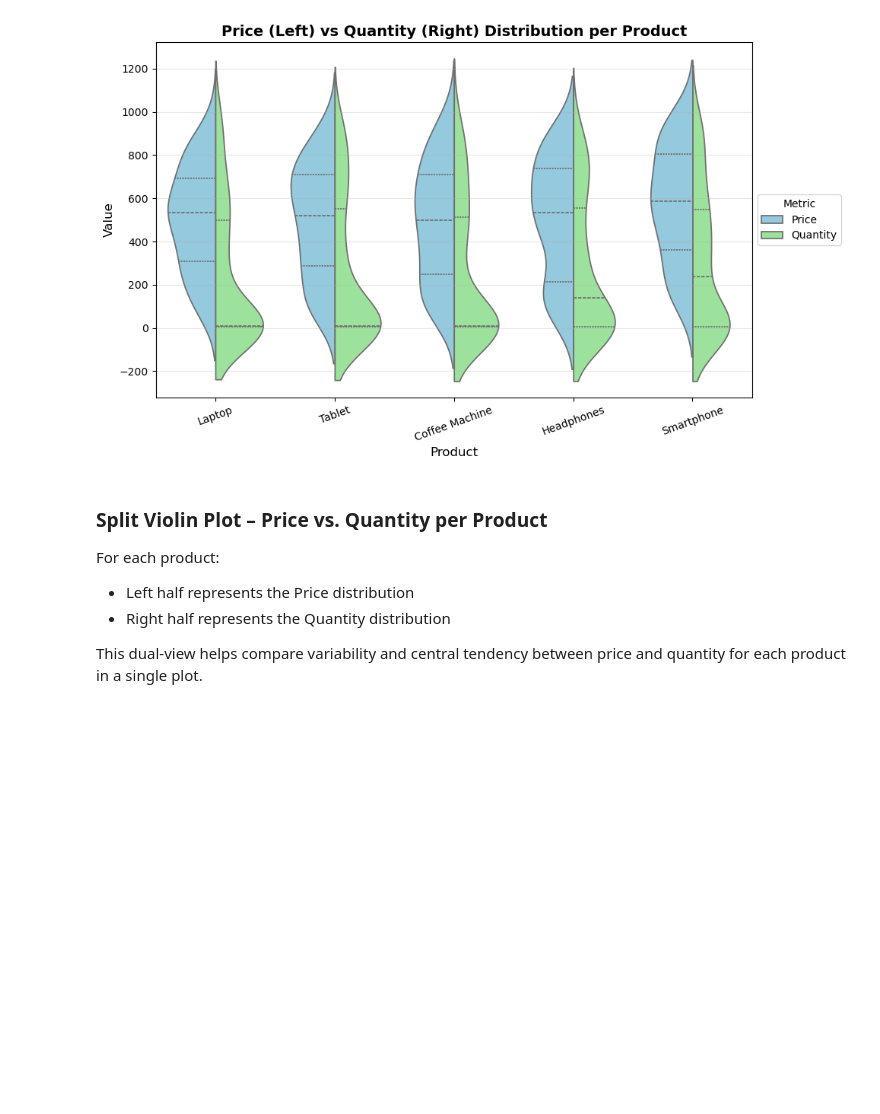
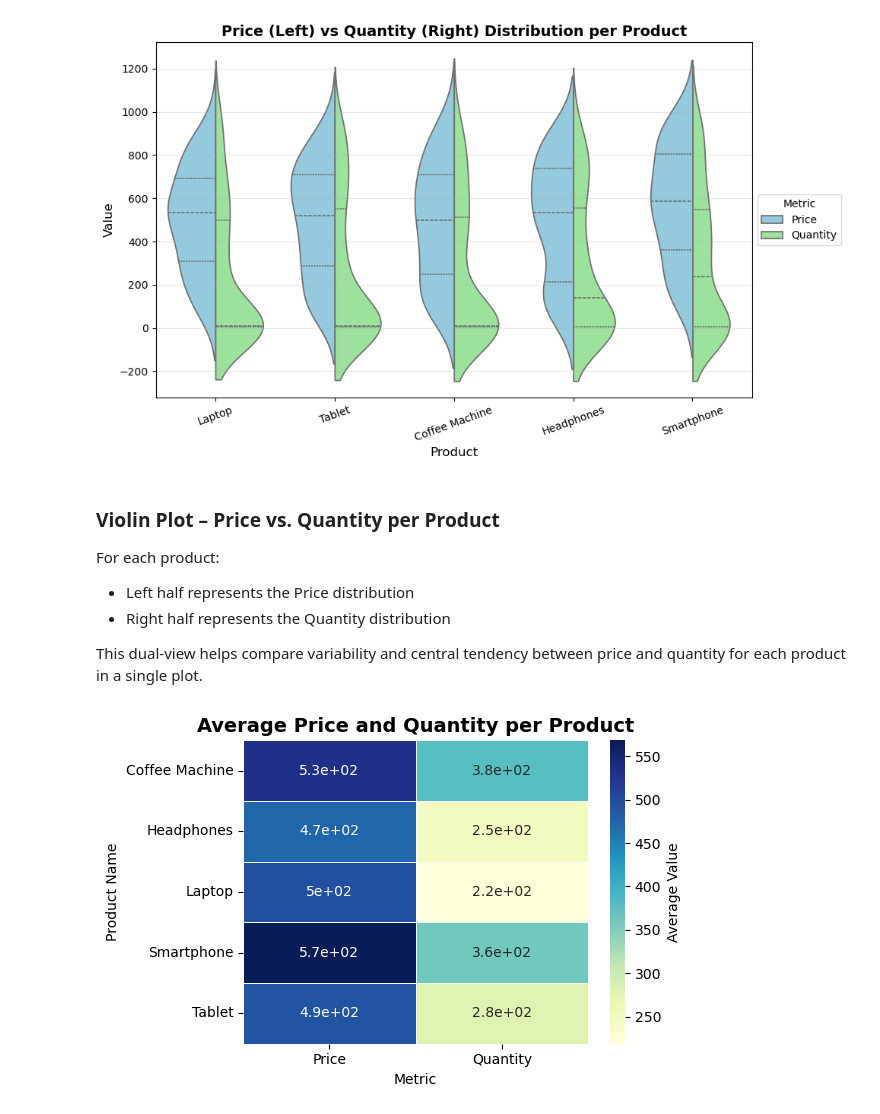
Before and after one commit to Minty9000/data_project2, a Jupyter notebook: diy_dataset.ipynb, the cells around one changed output. Saved outputs shown, nothing was run; the diff lists cells and outputs as text; code cells hidden in the pictures; blank space fills up the shorter version.

Commit message:
heatmap

```diff
--- a/diy_dataset.ipynb
+++ b/diy_dataset.ipynb
@@ -662,10 +662,38 @@ plt.show()
 # %% [output]
 [figure]
 # %% [markdown]
-### Split Violin Plot – Price vs. Quantity per Product
+### Violin Plot – Price vs. Quantity per Product
 
 For each product:
 - Left half represents the Price distribution
 - Right half represents the Quantity distribution
 
 This dual-view helps compare variability and central tendency between price and quantity for each product in a single plot.
+# %%
+df = cleaned_df.copy()
+df["Price"] = pd.to_numeric(df["Price"], errors="coerce")
+df["Quantity"] = pd.to_numeric(df["Quantity"], errors="coerce")
+
+# Drop missing values for accuracy
+df = df.dropna(subset=["Product_Name", "Price", "Quantity"])
+
+# Group by product and calculate mean Price & Quantity
+grouped = df.groupby("Product_Name")[["Price", "Quantity"]].mean().round(2)
+
+# Create the heatmap
+plt.figure(figsize=(6, 4))
+sns.heatmap(
+    grouped,
+    annot=True,
+    cmap="YlGnBu",
+    linewidths=0.5,
+    cbar_kws={'label': 'Average Value'}
+)
+
+plt.title("Average Price and Quantity per Product", fontsize=14, fontweight="bold")
+plt.xlabel("Metric")
+plt.ylabel("Product Name")
+plt.tight_layout()
+plt.show()
+# %% [output]
+[figure, added]
```
Also changed, not shown: parts of 1 cell of this notebook.
